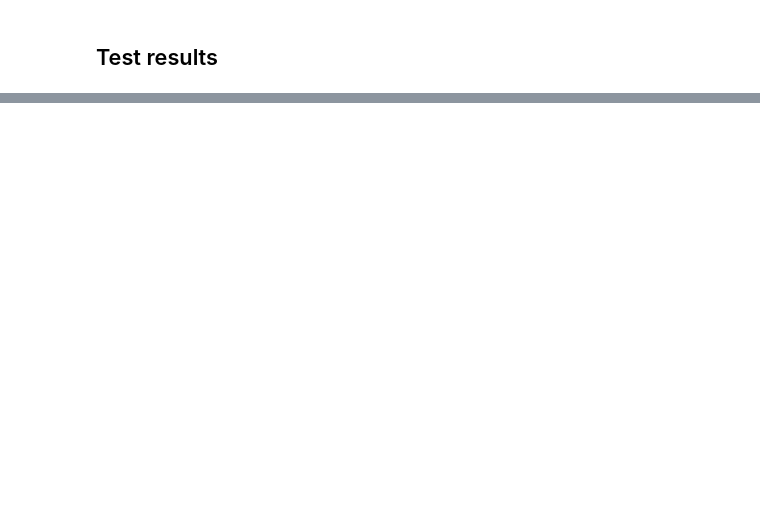
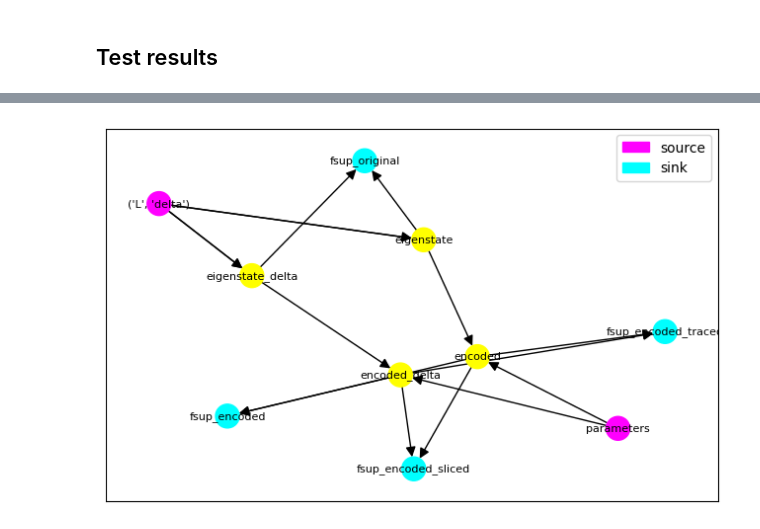
Before and after one commit to danlkv/quantum_autoencoder_qtensor, a Jupyter notebook: notebooks/Train autoencoder on eigenstates.ipynb, the cells around one changed output, grey strips where cells are left out. Saved outputs shown, nothing was run; the diff lists cells and outputs as text; code cells hidden in the pictures; blank space fills up the shorter version.

```diff
--- a/notebooks/Train autoencoder on eigenstates.ipynb
+++ b/notebooks/Train autoencoder on eigenstates.ipynb
@@ -186,0 +254,4 @@ compressed
+# %%
+fig = ex.draw_dependency_graph(edge_labels=defaultdict(lambda x: ''))
+# %% [output]
+[figure, added]
```
Also changed, not shown: parts of 24 cells of this notebook.
